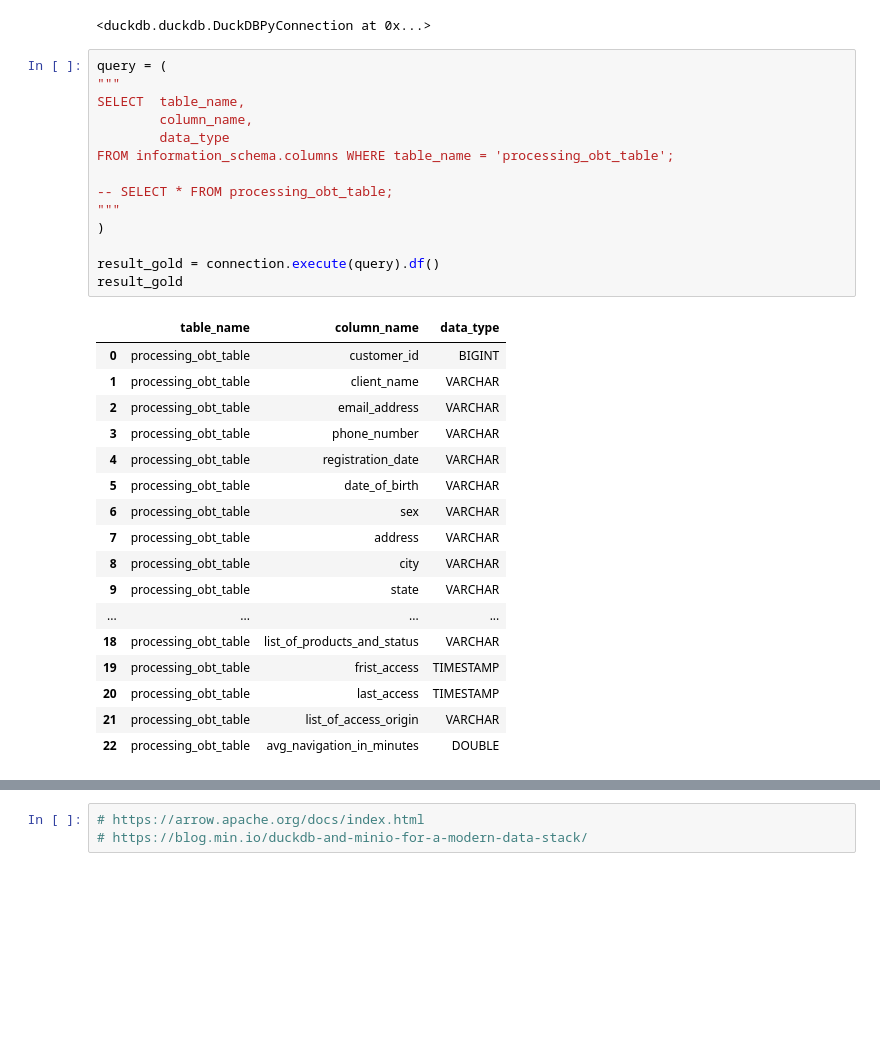
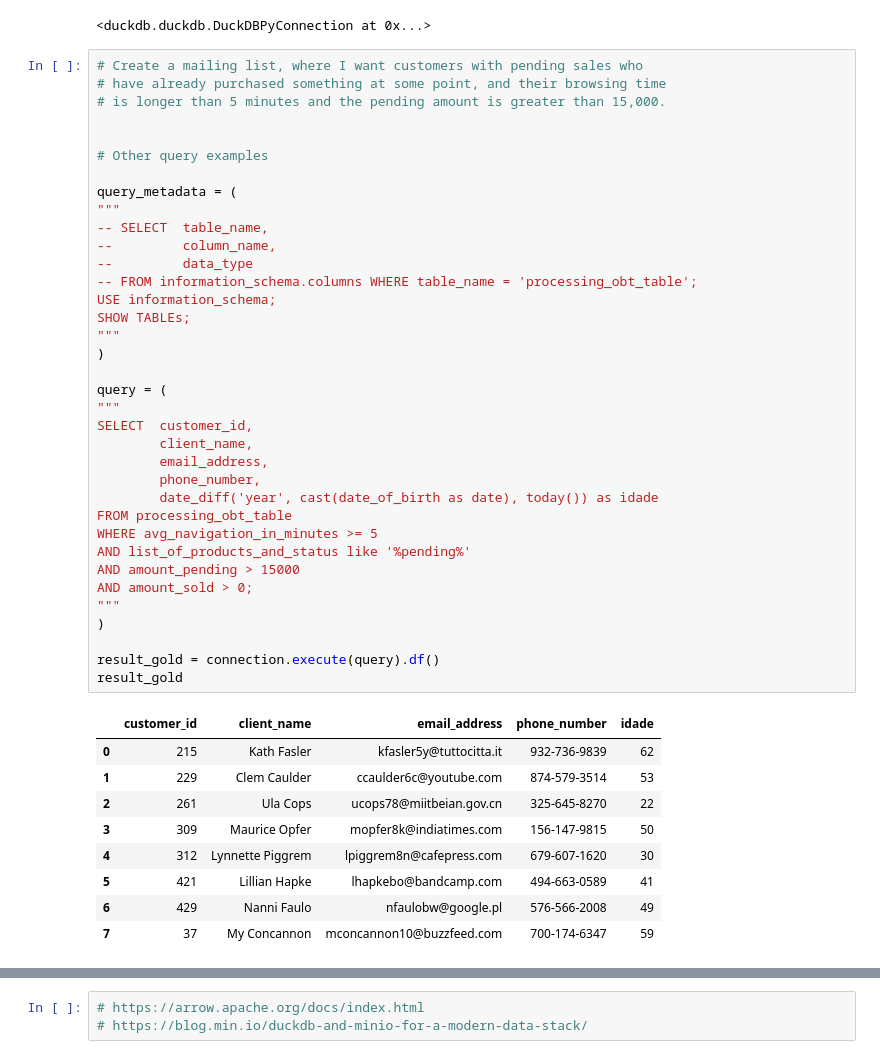
Before and after one commit to Renatoelho/data-lake, a Jupyter notebook: app/notebooks/Transforming-data-between-bronze-and-silver-layers.ipynb, the cells around one changed output, grey strips where cells are left out. Saved outputs shown, nothing was run; the diff lists cells and outputs as text; blank space fills up the shorter version.

```diff
--- a/app/notebooks/Transforming-data-between-bronze-and-silver-layers.ipynb
+++ b/app/notebooks/Transforming-data-between-bronze-and-silver-layers.ipynb
@@ -337,35 +338,49 @@ connection.register("processing_obt_table", processing_obt_dataframe)
 # %% [output]
 <duckdb.duckdb.DuckDBPyConnection at 0x...>
 # %%
+# Create a mailing list, where I want customers with pending sales who
+# have already purchased something at some point, and their browsing time
+# is longer than 5 minutes and the pending amount is greater than 15,000.
+
+
+# Other query examples
+
+query_metadata = (
+"""
+-- SELECT  table_name,
+--         column_name,
+--         data_type
+-- FROM information_schema.columns WHERE table_name = 'processing_obt_table';
+USE information_schema;
+SHOW TABLEs;
+"""
+)
+
 query = (
 """
-SELECT  table_name,
-        column_name,
-        data_type
-FROM information_schema.columns WHERE table_name = 'processing_obt_table';
-
--- SELECT * FROM processing_obt_table;
+SELECT  customer_id,
+        client_name,
+        email_address,
+        phone_number,
+        date_diff('year', cast(date_of_birth as date), today()) as idade
+FROM processing_obt_table
+WHERE avg_navigation_in_minutes >= 5
+AND list_of_products_and_status like '%pending%'
+AND amount_pending > 15000
+AND amount_sold > 0;
 """
 )
 
 result_gold = connection.execute(query).df()
 result_gold
 # %% [output]
-|  | table_name | column_name | data_type |
-| 0 | processing_obt_table | customer_id | BIGINT |
-| 1 | processing_obt_table | client_name | VARCHAR |
-| 2 | processing_obt_table | email_address | VARCHAR |
-| 3 | processing_obt_table | phone_number | VARCHAR |
-| 4 | processing_obt_table | registration_date | VARCHAR |
-| 5 | processing_obt_table | date_of_birth | VARCHAR |
-| 6 | processing_obt_table | sex | VARCHAR |
-| 7 | processing_obt_table | address | VARCHAR |
-| 8 | processing_obt_table | city | VARCHAR |
-| 9 | processing_obt_table | state | VARCHAR |
-| ... | ... | ... | ... |
-| 18 | processing_obt_table | list_of_products_and_status | VARCHAR |
-| 19 | processing_obt_table | frist_access | TIMESTAMP |
-| 20 | processing_obt_table | last_access | TIMESTAMP |
-| 21 | processing_obt_table | list_of_access_origin | VARCHAR |
-| 22 | processing_obt_table | avg_navigation_in_minutes | DOUBLE |
+|  | customer_id | client_name | email_address | phone_number | idade |
+| 0 | 215 | Kath Fasler | kfasler5y@tuttocitta.it | 932-736-9839 | 62 |
+| 1 | 229 | Clem Caulder | ccaulder6c@youtube.com | 874-579-3514 | 53 |
+| 2 | 261 | Ula Cops | ucops78@miitbeian.gov.cn | 325-645-8270 | 22 |
+| 3 | 309 | Maurice Opfer | mopfer8k@indiatimes.com | 156-147-9815 | 50 |
+| 4 | 312 | Lynnette Piggrem | lpiggrem8n@cafepress.com | 679-607-1620 | 30 |
+| 5 | 421 | Lillian Hapke | lhapkebo@bandcamp.com | 494-663-0589 | 41 |
+| 6 | 429 | Nanni Faulo | nfaulobw@google.pl | 576-566-2008 | 49 |
+| 7 | 37 | My Concannon | mconcannon10@buzzfeed.com | 700-174-6347 | 59 |
 # %%
```
Also changed, not shown: parts of 6 cells of this notebook.
